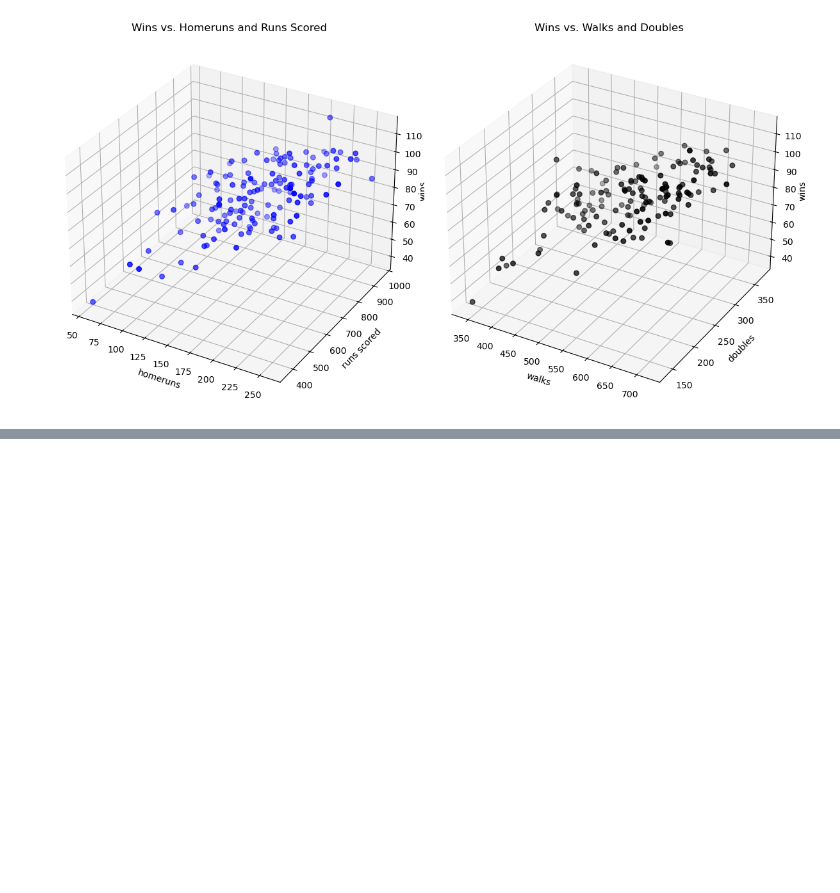
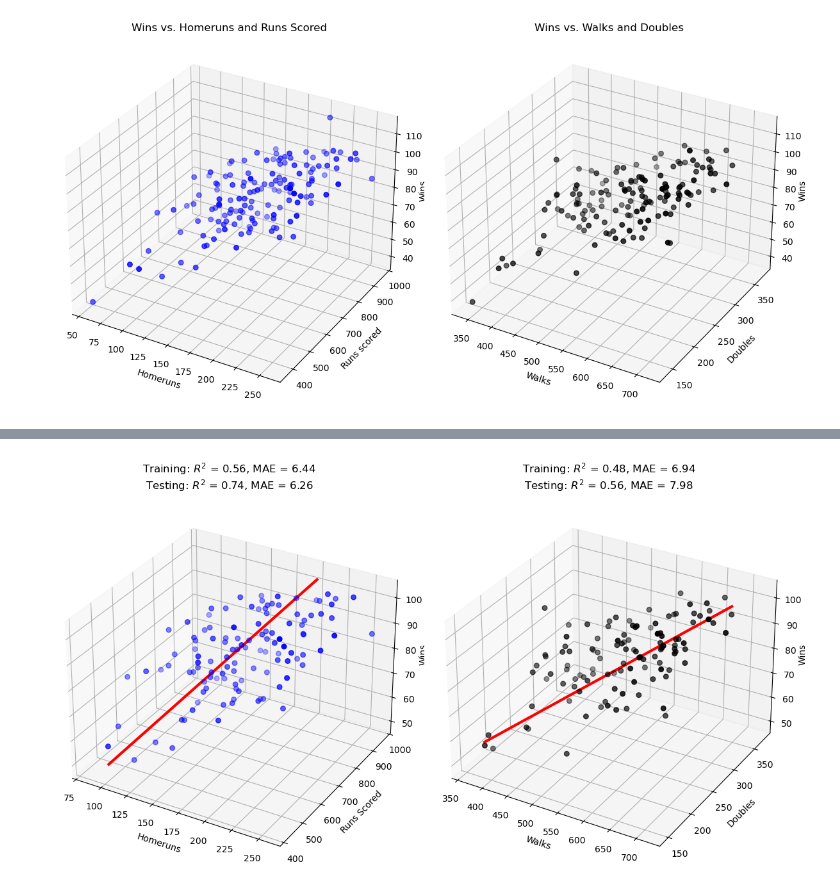
Before and after one commit to DYYasUNCStudent/COMP562, a Jupyter notebook: P1/P1.ipynb, the cells around one changed output, grey strips where cells are left out. Drawn from its saved outputs; the diff is of its cells as text; code cells hidden in the pictures; blank space fills up the shorter version.

```diff
--- a/P1/P1.ipynb
+++ b/P1/P1.ipynb
@@ -230,3 +226,85 @@ NameError: name 'r2_score' is not defined
+# %%
+title_str = "Training: $R^2={0:.2f}, MAE={1:0.2f}$\nTesting: $R^2={2:.2f}, MAE={3:0.2f}$"
+
+# --------------------------------------
+# Add your P3 coding solution below.
+# --------------------------------------
+
+seed = 562
+P1_shuffled = P1.sample(frac=1, random_state=seed).reset_index(drop=True)
+cut = int(0.80 * len(P1_shuffled))
+train = P1_shuffled.iloc[:cut].reset_index(drop=True)
+test = P1_shuffled.iloc[cut:].reset_index(drop=True)
+
+y_train  = train["Wins"].to_numpy()
+X_train  = np.column_stack([np.ones(len(train)), train["Homeruns"].to_numpy(), train["Runs Scored"].to_numpy()])
+y_test  = test["Wins"].to_numpy()
+X_test  = np.column_stack([np.ones(len(test)), test["Homeruns"].to_numpy(), test["Runs Scored"].to_numpy()])
+
+def f(b):
+    yhat = X_train @ b
+    return np.mean((y_train - yhat) ** 2)
+
+b1 = minimize(f, x0=np.zeros(3), method="L-BFGS-B").x
+yhat_train1, yhat_test1 = X_train @ b1, X_test @ b1
+
+# Use for the second model
+y_train2 = train["Wins"].to_numpy()
+X_train2 = np.column_stack([np.ones(len(train)), train["Walks"].to_numpy(), train["Doubles"].to_numpy()])
+y_test2 = test["Wins"].to_numpy()
+X_test2 = np.column_stack([np.ones(len(test)), test["Walks"].to_numpy(), test["Doubles"].to_numpy()])
+
+def g(b):
+    yhat = X_train2 @ b
+    return np.mean((y_train2 - yhat) ** 2)
+
+b2 = minimize(g, x0=np.zeros(3), method="L-BFGS-B").x
+yhat_train2, yhat_test2 = X_train2 @ b2, X_test2 @ b2
+
+fig = plt.figure(figsize=(12,12))
+
+ax1 = fig.add_subplot(1,2,1, projection='3d')
+ax1.scatter(train["Homeruns"], train["Runs Scored"], train["Wins"], s=30, c='b')
+proj1 = b1[1]*train["Homeruns"].to_numpy() + b1[2]*train["Runs Scored"].to_numpy()
+i0, i1 = int(np.argmin(proj1)), int(np.argmax(proj1))
+ax1.plot([train["Homeruns"].to_numpy()[i0], train["Homeruns"].to_numpy()[i1]],
+         [train["Runs Scored"].to_numpy()[i0], train["Runs Scored"].to_numpy()[i1]],
+         [yhat_train1[i0], yhat_train1[i1]], c='r', lw=3)
+ax1.set_xlabel("Homeruns")
+ax1.set_ylabel("Runs Scored")
+ax1.set_zlabel("Wins", rotation=90); ax1.zaxis.labelpad = -0.7
+ax1.set_title(
+    "Training: $R^2$ = {:.2f}, MAE = {:.2f}\n"
+    "Testing: $R^2$ = {:.2f}, MAE = {:.2f}".format(
+        r2(y_train, yhat_train1), mae(y_train, yhat_train1),
+        r2(y_test, yhat_test1),  mae(y_test, yhat_test1)
+    ),
+    pad=12
+)
+
+ax2 = fig.add_subplot(1,2,2, projection='3d')
+ax2.scatter(train["Walks"], train["Doubles"], train["Wins"], s=30, c='k')
+proj2 = b2[1]*train["Walks"].to_numpy() + b2[2]*train["Doubles"].to_numpy()
+j0, j1 = int(np.argmin(proj2)), int(np.argmax(proj2))
+ax2.plot([train["Walks"].to_numpy()[j0], train["Walks"].to_numpy()[j1]],
+         [train["Doubles"].to_numpy()[j0], train["Doubles"].to_numpy()[j1]],
+         [yhat_train2[j0], yhat_train2[j1]], c='r', lw=3)
+ax2.set_xlabel("Walks")
+ax2.set_ylabel("Doubles")
+ax2.set_zlabel("Wins", rotation=90); ax2.zaxis.labelpad = -0.7
+ax2.set_title(
+    "Training: $R^2$ = {:.2f}, MAE = {:.2f}\n"
+    "Testing: $R^2$ = {:.2f}, MAE = {:.2f}".format(
+        r2(y_train2, yhat_train2), mae(y_train2, yhat_train2),
+        r2(y_test2, yhat_test2),  mae(y_test2, yhat_test2)
+    ),
+    pad=12
+)
+
+plt.tight_layout()
+plt.show()
+# %% [output]
+[figure, added]
 # %% [markdown]
 ****
 
```
Also changed, not shown: parts of 4 cells of this notebook.
